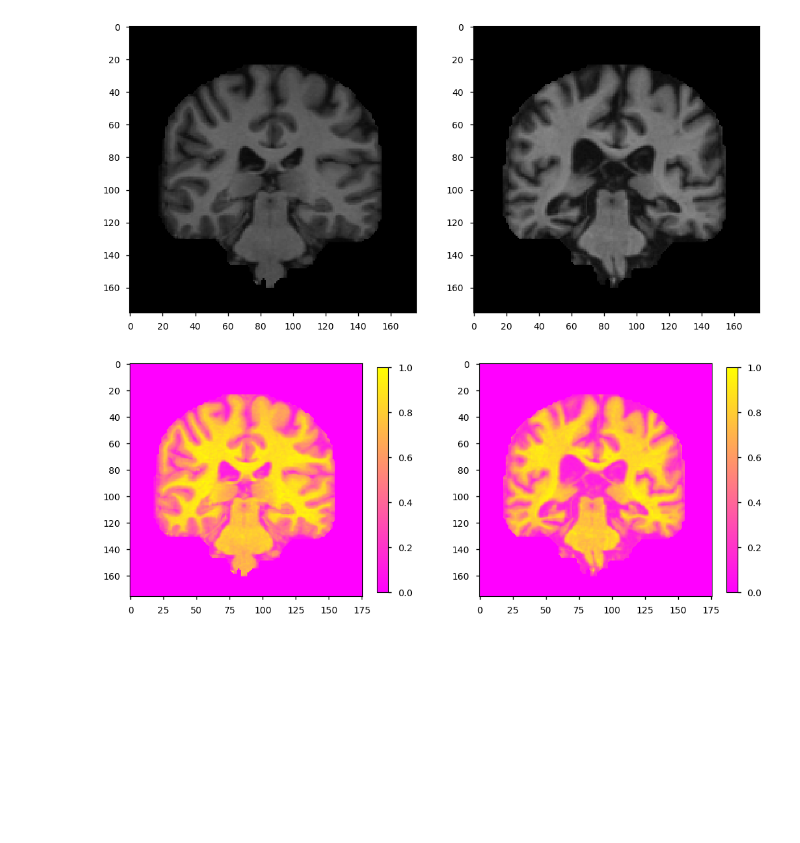
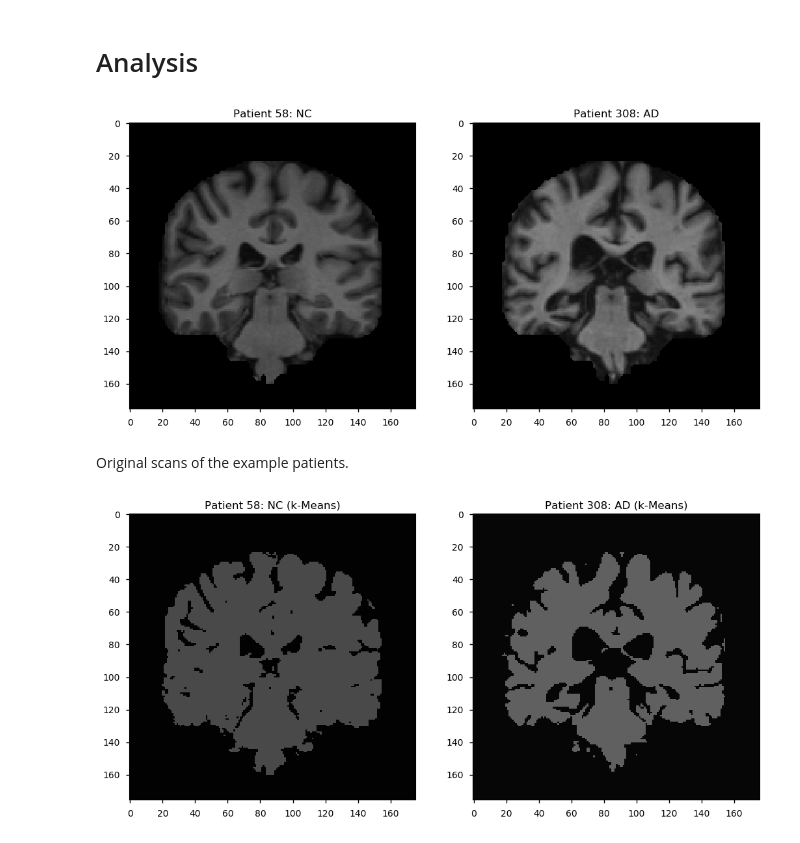
Before and after one commit to shak360/UCLA-BE188-Meyer-2018-Winter-Final-Project, a Jupyter notebook: final_project_notebook.ipynb, the cells around one changed output. Drawn from its saved outputs; the diff is of its cells as text; code cells hidden in the pictures; blank space fills up the shorter version.

```diff
--- a/final_project_notebook.ipynb
+++ b/final_project_notebook.ipynb
@@ -8,0 +13,5 @@ plt.style.use('seaborn-notebook')
+# %%
+demographics = pd.read_excel('oasis_cross-sectional.xls', sheet_name=3) # load data
+print("{} columns and {} rows".format(demographics.shape[1], demographics.shape[0]))
+df = demographics.dropna(how='any') # remove NaN values
+df.head()
@@ -116,0 +139,30 @@ def prepPNGimgs(array_of_image_paths):
+# %%
+import sklearn
+from sklearn import cluster
+def prepPNGimgs(array_of_image_paths):
+    l = []
+    for img_file in array_of_image_paths: # for each file in the list of images...
+        img = cv2.imread("{}".format(img_file)) # read the image...
+        img = np.array(img, dtype=np.float64) / 255
+        w, h, d = original_shape = tuple(img.shape)
+        assert d == 3
+        image_array = np.reshape(img, (w * h, d))
+        kmeans = sklearn.cluster.KMeans(n_clusters=2, random_state=0).fit(image_array)
+        labels = kmeans.predict(image_array)
+
+        def recreate_image(codebook, labels, w, h):
+            """Recreate the (compressed) image from the code book & labels"""
+            d = codebook.shape[1]
+            image = np.zeros((w, h, d))
+            label_idx = 0
+            for i in range(w):
+                for j in range(h):
+                    image[i][j] = (codebook[labels[label_idx]])
+                    label_idx += 1
+            return image
+
+        clustImg = recreate_image(kmeans.cluster_centers_, labels, w, h)
+
+        l.append(clustImg)
+
+    return(np.asarray(l))
@@ -204,24 +285,30 @@ Y_MMSE_encoded = np.asarray(Y_MMSE_encoded)
+# %% [markdown]
+# Analysis
 # %%
 plt.figure(1, figsize=(12.5, 7.5), dpi=100)
 plt.subplot(121)
 plt.imshow(cv2.imread("{}".format(coronal90loc[HealthyExampleIndex])))
+plt.title("Patient 58: NC")
 plt.subplot(122)
+plt.title("Patient 308: AD")
 plt.imshow(cv2.imread("{}".format(coronal90loc[SickExampleIndex])))
 plt.show()
 # %% [output]
-[figure, old version]
+[figure, new version]
+# %% [markdown]
+Original scans of the example patients.
 # %%
+
 plt.figure(2, figsize=(12.5, 7.5), dpi=100)
 
 plt.subplot(121)
-plt.imshow(coronal90_tensor[HealthyExampleIndex], cmap='spring')
-plt.colorbar(orientation='vertical', shrink=0.6)
+plt.imshow(coronal90_tensor[HealthyExampleIndex])
+plt.title("Patient 58: NC (k-Means)")
 
 plt.subplot(122)
 plt.imshow(coronal90_tensor[SickExampleIndex], cmap='spring')
-
-plt.colorbar(orientation='vertical', shrink=0.6)
+plt.title("Patient 308: AD (k-Means)")
 
 plt.show()
 # %% [output]
-[figure, old version]
+[figure, new version]
```
Also changed, not shown: parts of 73 cells of this notebook, 4 other files.
